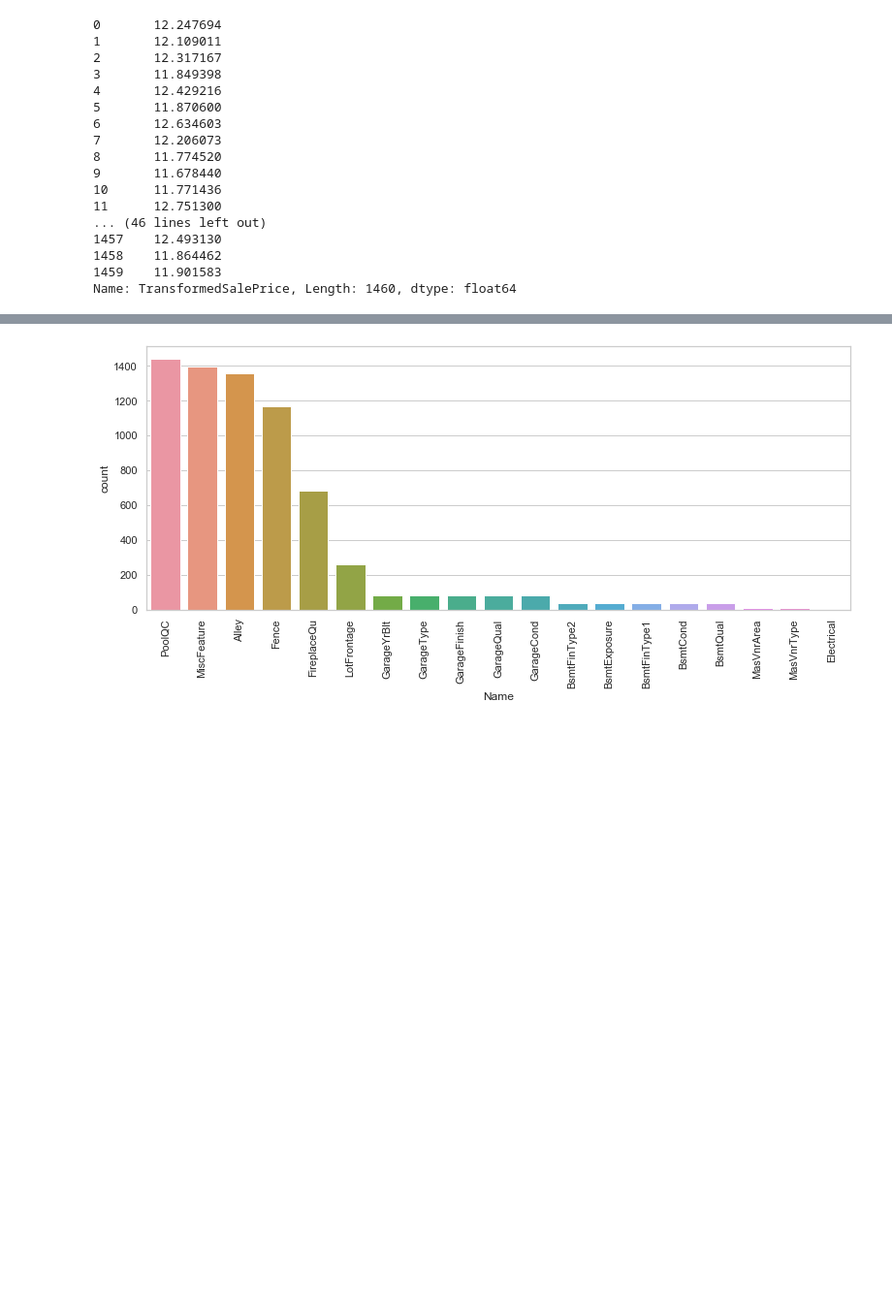
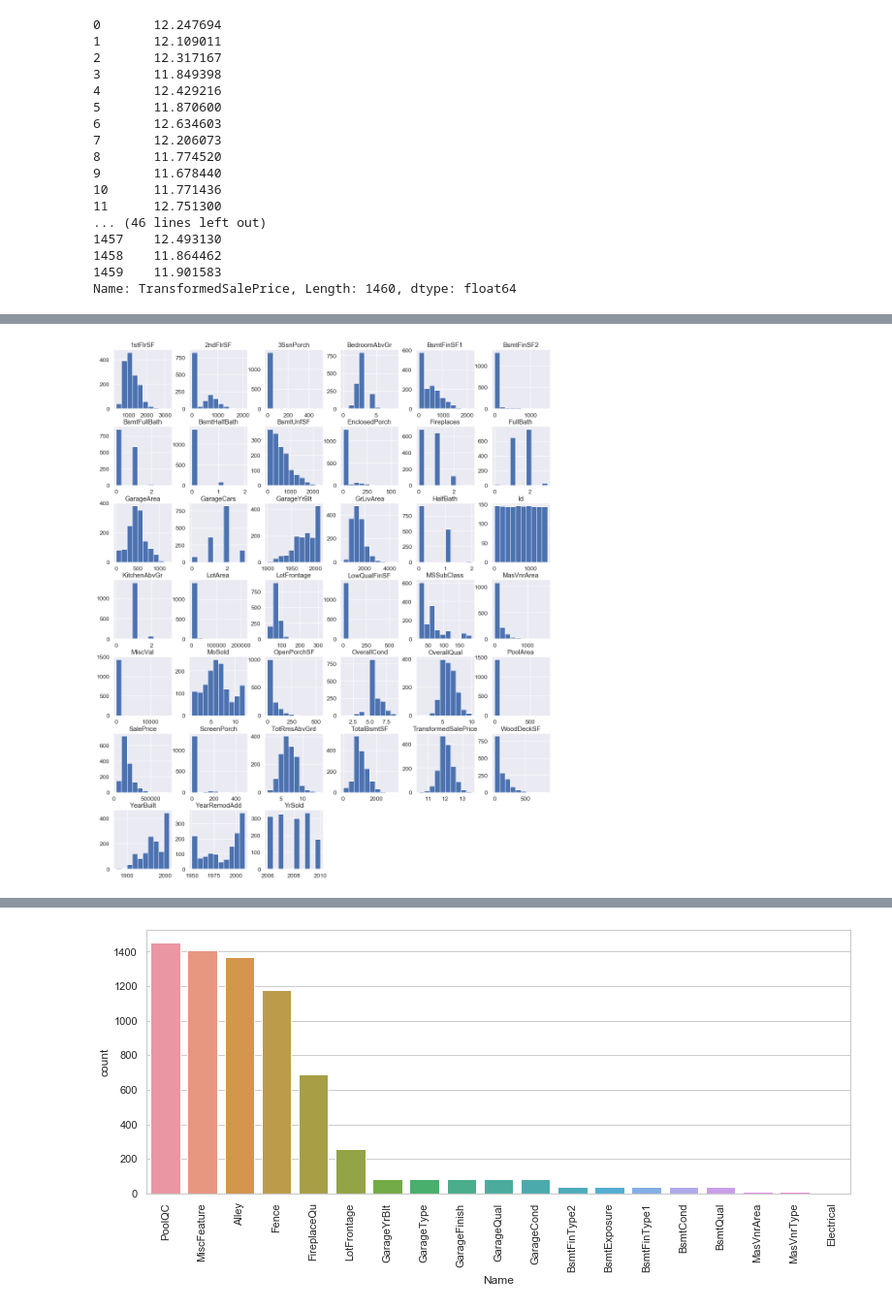
Before and after one commit to harjeet31/House-Price-Prediction-Model, a Jupyter notebook: House Price ML Model.ipynb, the cells around one changed output, grey strips where cells are left out. Shown at 97% size. Saved outputs shown, nothing was run; the diff lists cells and outputs as text; code cells hidden in the pictures; blank space fills up the shorter version.

```diff
--- a/House Price ML Model.ipynb
+++ b/House Price ML Model.ipynb
@@ -250,3 +276,9 @@ Name: TransformedSalePrice, Length: 1460, dtype: float64
+# %%
+# histogram to show different features
+housedata.hist(figsize=(18,22))
+plt.show()
+# %% [output]
+[figure, added]
 # %%
 # Checking missing values in dataset
 
```
Also changed, not shown: parts of 167 cells of this notebook.
